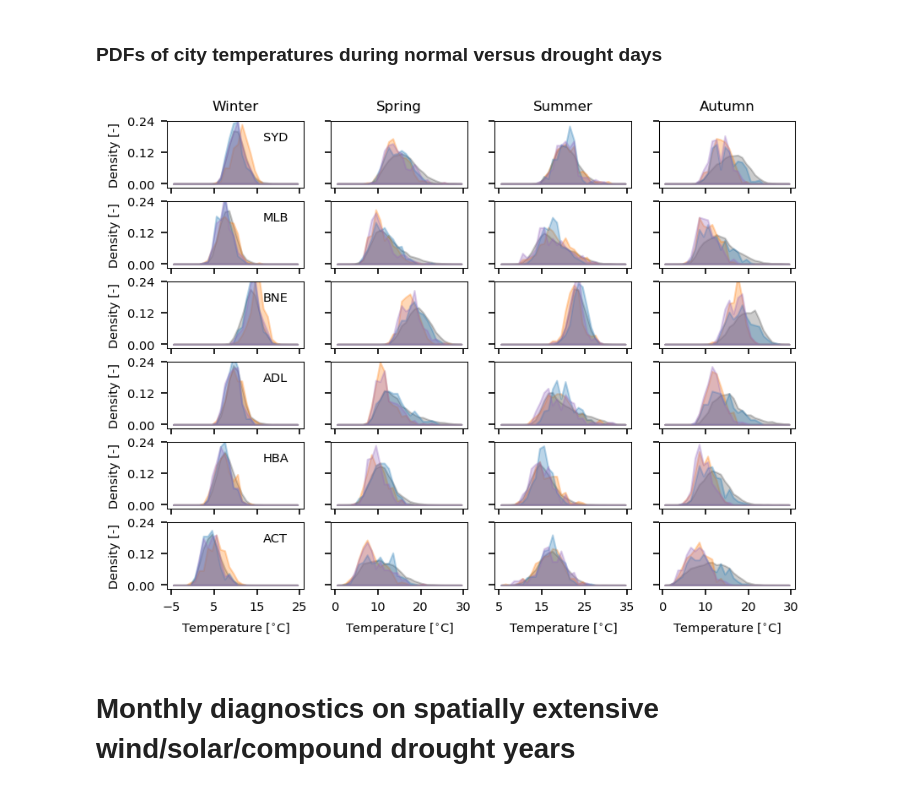
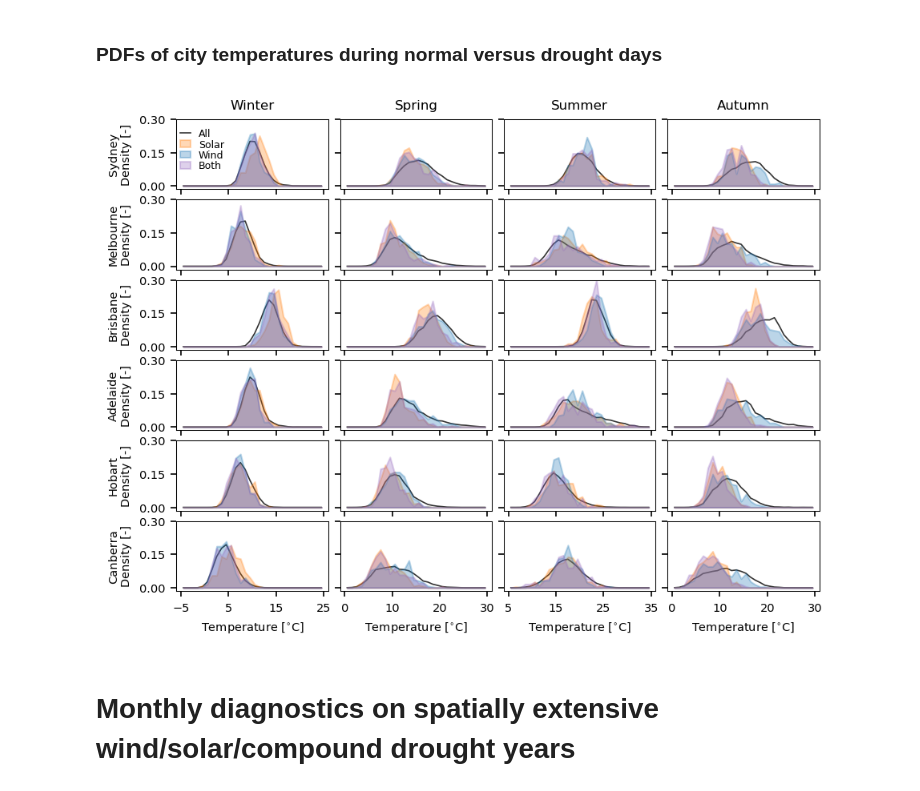
Before and after one commit to dougrichardson/Richardson_2023_energy, a Jupyter notebook: 2_drivers.ipynb, the cells around one changed output. Drawn from its saved outputs; the diff is of its cells as text; code cells hidden in the pictures.

```diff
--- a/2_drivers.ipynb
+++ b/2_drivers.ipynb
@@ -787,10 +777,11 @@ def hist_t_plot(ax, season, city):
     months = season_dict[season]
     b = np.linspace(tmin, tmax, len(range(tmin, tmax)) + 1)
     bins, hist = fn.hist_data(fn.month_subset(gcc_t.sel(region=city), months), b)
-    # ax.plot(bins, hist, color='dimgray', alpha=1)
-    ax.fill_between(bins, 0, hist, color='k', alpha=fill_alpha - 0.1)
+    p_clim = ax.plot(bins, hist, color='k', lw=0.8, alpha=0.8, zorder=0, label='All')
+    # ax.fill_between(bins, 0, hist, color='k', alpha=fill_alpha - 0.1)
 
-    for var, color in zip(
+    for var_name, var, color in zip(
+        ['Solar', 'Wind', 'Both'],
         [simul_mssrd, simul_100w, simul_100w_mssrd],
         [colors[1], colors[0], colors[4]]
         # [simul_100w_mssrd],
@@ -799,38 +790,54 @@ def hist_t_plot(ax, season, city):
         _, _, _, d = subset_on_events(var, gcc_t.sel(region=city), season, thresh_spatial)
 
         bins, hist = fn.hist_data(d, b)
-        # ax.plot(bins, hist, color=color, alpha=1)
-        ax.fill_between(bins, 0, hist, color=color, alpha=fill_alpha)
+        # ax.plot(bins, hist, color=color, lw=0.8, alpha=1)
+        ax.fill_between(bins, 0, hist, color=color, alpha=fill_alpha, zorder=1, label=var_name)
 
-        ax.set_ylim(-0.015, 0.24)
-        ax.set_yticks([0, 0.12, 0.24])
+        ax.set_ylim(-0.015, 0.3)
+        ax.set_yticks([0, 0.15, 0.3])
 
         ax.set_xticks(np.arange(tmin, tmax+1, 10))
+
+        ax.legend()
+# %%
+city_names = {
+    'SYD': 'Sydney',
+    'MLB': 'Melbourne',
+    'BNE': 'Brisbane',
+    'ADL': 'Adelaide',
+    'HBA': 'Hobart',
+    'ACT': 'Canberra'
+}
 # %%
 with plt.rc_context(plt_params):
 
-    fig, axes = plt.subplots(6, 4, dpi=150)
+    fig, axes = plt.subplots(6, 4, figsize=(6.9, 5.1), dpi=150)
 
     for j, season in enumerate(list(season_dict.keys())[1:]):
         for i, city in enumerate(gcc_t['region'].values):
 
             hist_t_plot(axes[i,j], season, city)
 
             if i == 0:
                 axes[i,j].set_title(season)
-            if j == 0:
-                axes[i,j].text(0.7, 0.7, city, transform=axes[i,j].transAxes)
 
             if i < 5:
                 axes[i,j].set_xticklabels('')
             else:
                 axes[i,j].set_xlabel(r'Temperature [$^{\circ}$C]')
             if j > 0:
                 axes[i,j].set_yticklabels('')
             else:
-                axes[i,j].set_ylabel('Density [-]')
+                axes[i,j].set_ylabel(city_names[city] + '\nDensity [-]')
+
+            if (i == 0) & (j == 0):
+                axes[i,j].legend(loc=(0., 0.2), frameon=False)
+            else:
+                axes[i,j].legend().set_visible(False)
+
+    plt.subplots_adjust(hspace=0.15, wspace=0.08)
 # %% [output]
-[figure, old version]
+[figure, new version]
 # %% [markdown]
 # Monthly diagnostics on spatially extensive wind/solar/compound drought years
 # %% [markdown]
```
Also changed, not shown: parts of 4 cells of this notebook.
